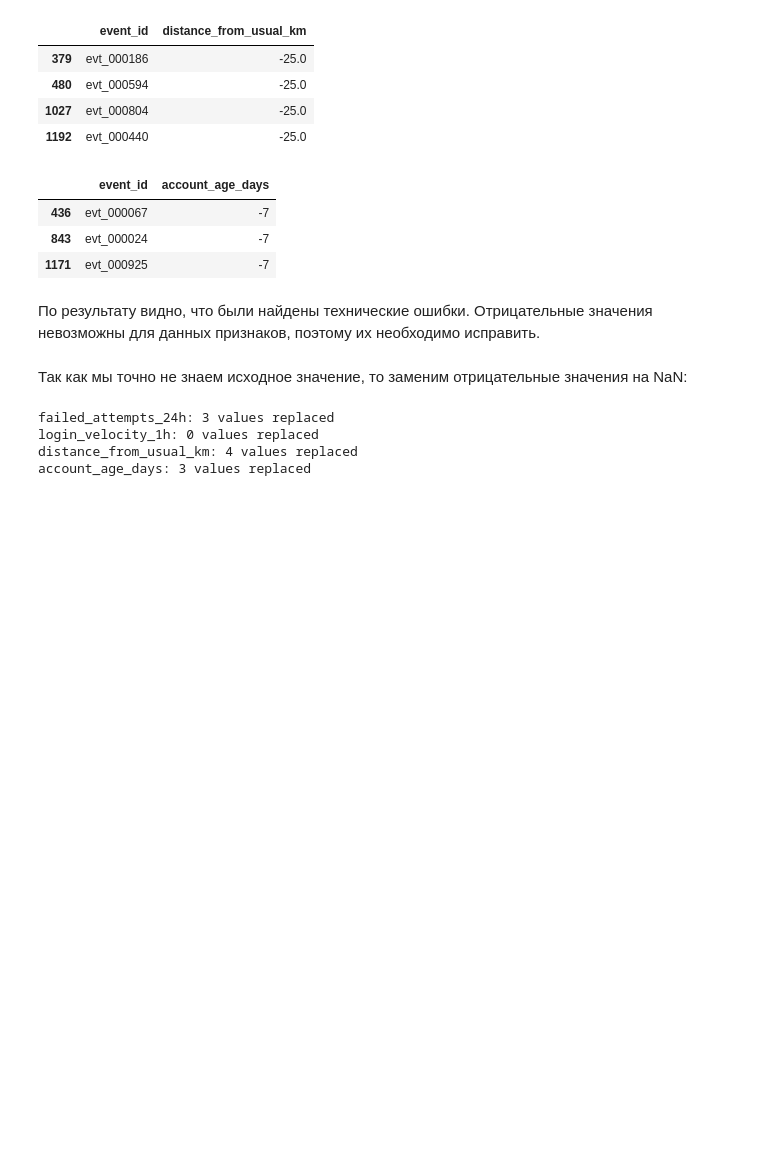
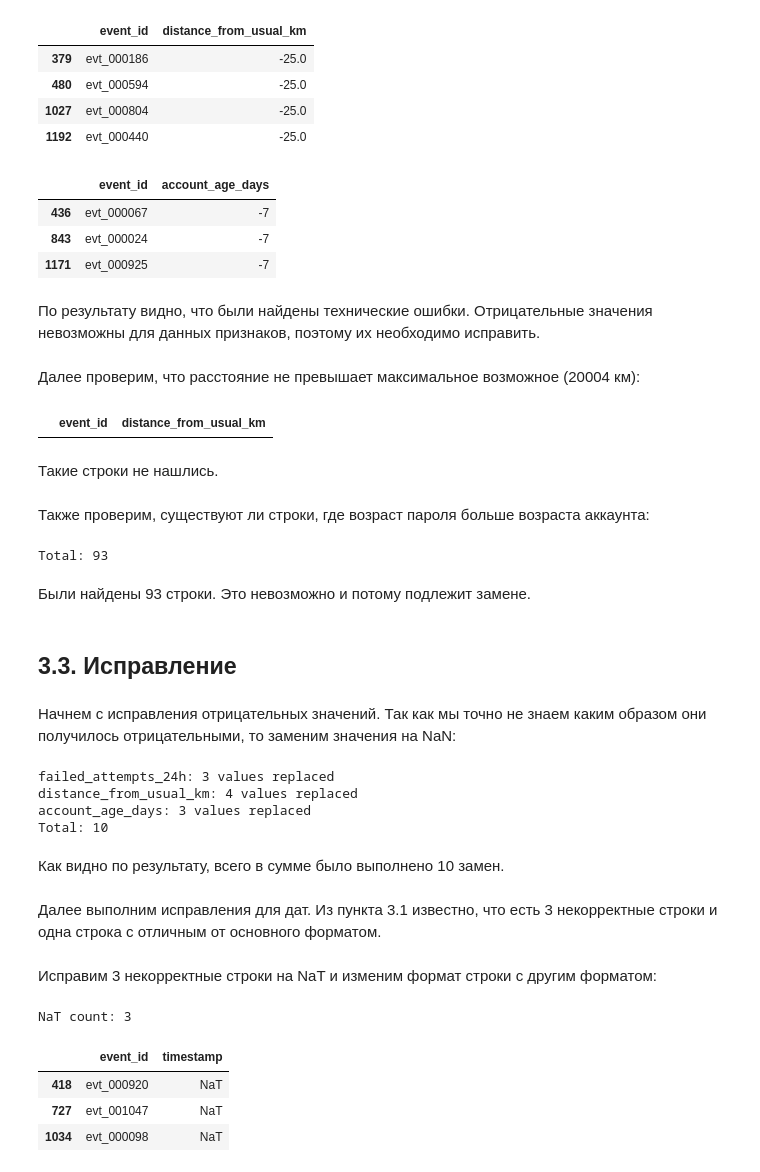
Before and after one commit to icspero/7-semester-AI-Lab1, a Jupyter notebook: lab01.ipynb, the cells around one changed output. Drawn from its saved outputs; the diff is of its cells as text; code cells hidden in the pictures; blank space fills up the shorter version.

```diff
--- a/lab01.ipynb
+++ b/lab01.ipynb
@@ -483,20 +490,93 @@ for col in cols:
 | 1171 | evt_000925 | -7 |
 # %% [markdown]
 По результату видно, что были найдены технические ошибки. Отрицательные значения невозможны для данных признаков, поэтому их необходимо исправить.
+# %% [markdown]
+Далее проверим, что расстояние не превышает максимальное возможное (20004 км):
+# %%
+display(df.loc[df["distance_from_usual_km"] > 20004, ["event_id", "distance_from_usual_km"]])
+# %% [output]
+|  | event_id | distance_from_usual_km |
+# %% [markdown]
+Такие строки не нашлись.
+# %% [markdown]
+Также проверим, существуют ли строки, где возраст пароля больше возраста аккаунта:
+# %%
+password_age = pd.to_numeric(
+    df["password_age_days"].replace("unknown", np.nan),
+    errors="coerce"
+)
+
+mask = password_age > df["account_age_days"]
+
+print("Total:", mask.sum())
+# %% [output]
+Total: 93
+# %% [markdown]
+Были найдены 93 строки. Это невозможно и потому подлежит замене.
+# %% [markdown]
+## 3.3. Исправление
 # %% [markdown]
-Так как мы точно не знаем исходное значение, то заменим отрицательные значения на NaN:
+Начнем с исправления отрицательных значений. Так как мы точно не знаем каким образом они получилось отрицательными, то заменим значения на NaN:
 # %%
 cols = ["failed_attempts_24h",
-        "login_velocity_1h",
         "distance_from_usual_km",
         "account_age_days"
 ]
 
+k = 0
+
 for col in cols:
+    k += int((df[col] < 0).sum())
     print(f"{col}: {(df[col] < 0).sum()} values replaced")
     df.loc[df[col] < 0, col] = np.nan
+
+print(f"Total: {k}")
 # %% [output]
 failed_attempts_24h: 3 values replaced
-login_velocity_1h: 0 values replaced
 distance_from_usual_km: 4 values replaced
 account_age_days: 3 values replaced
+Total: 10
+# %% [markdown]
+Как видно по результату, всего в сумме было выполнено 10 замен.
+# %% [markdown]
+Далее выполним исправления для дат. Из пункта 3.1 известно, что есть 3 некорректные строки и одна строка с отличным от основного форматом.
+# %% [markdown]
+Исправим 3 некорректные строки на NaT и изменим формат строки c другим форматом:
+# %%
+# Преобразуем даты стандартного формата
+parsed = pd.to_datetime(
+    df["timestamp"],
+    format="%Y-%m-%d %H:%M:%S", # шаблон стандартного формата
+    errors="coerce" # если дата не подходит, то записываем NaT вместо ошибки
+)
+
+# Находим даты, записанные в другом формате
+mask = df["timestamp"].str.match( # проверяем, соответствует ли текст заданному шаблону
+    r"^\d{2}\.\d{2}\.\d{4} \d{2}:\d{2}$", # r".." - правило поиска текста. Отличный от основного шаблон: DD.MM.YYYY HH:MM
+    na=False # если значение пустое, значит оно не соответствует шаблону
+)
+
+# Меняем строку с отличным форматом от основного
+parsed.loc[mask] = pd.to_datetime( # записать результат в переменную parsed, но только в те строки, которые отмечены mask
+    df.loc[mask, "timestamp"],
+    format="%d.%m.%Y %H:%M",
+    errors="coerce" # NaT вместо ошибки
+)
+
+df["timestamp"] = parsed
+
+print("NaT count:", df["timestamp"].isna().sum())
+
+# Cтроки с NaT
+display(
+    df.loc[
+        df["timestamp"].isna(),
+        ["event_id", "timestamp"]
+    ]
+)
+# %% [output]
+NaT count: 3
+|  | event_id | timestamp |
+| 418 | evt_000920 | NaT |
+| 727 | evt_001047 | NaT |
+| 1034 | evt_000098 | NaT |
```
Also changed, not shown: parts of 32 cells of this notebook.
